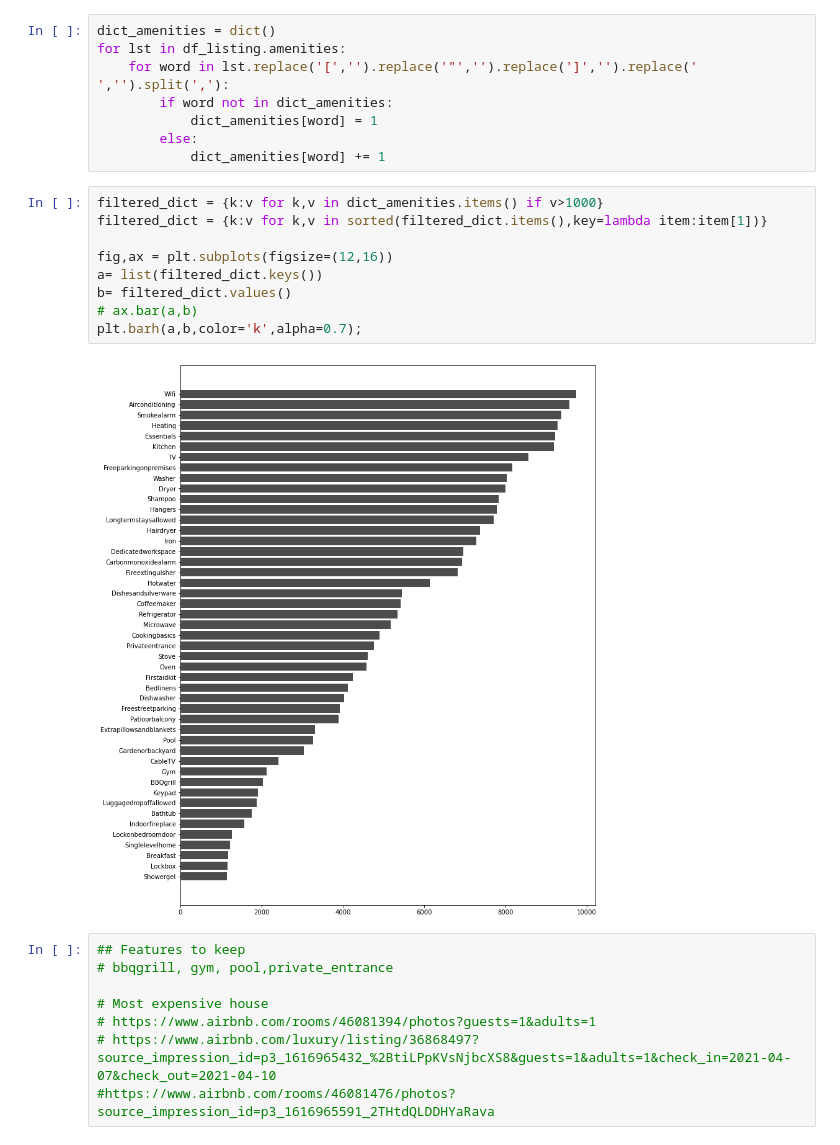
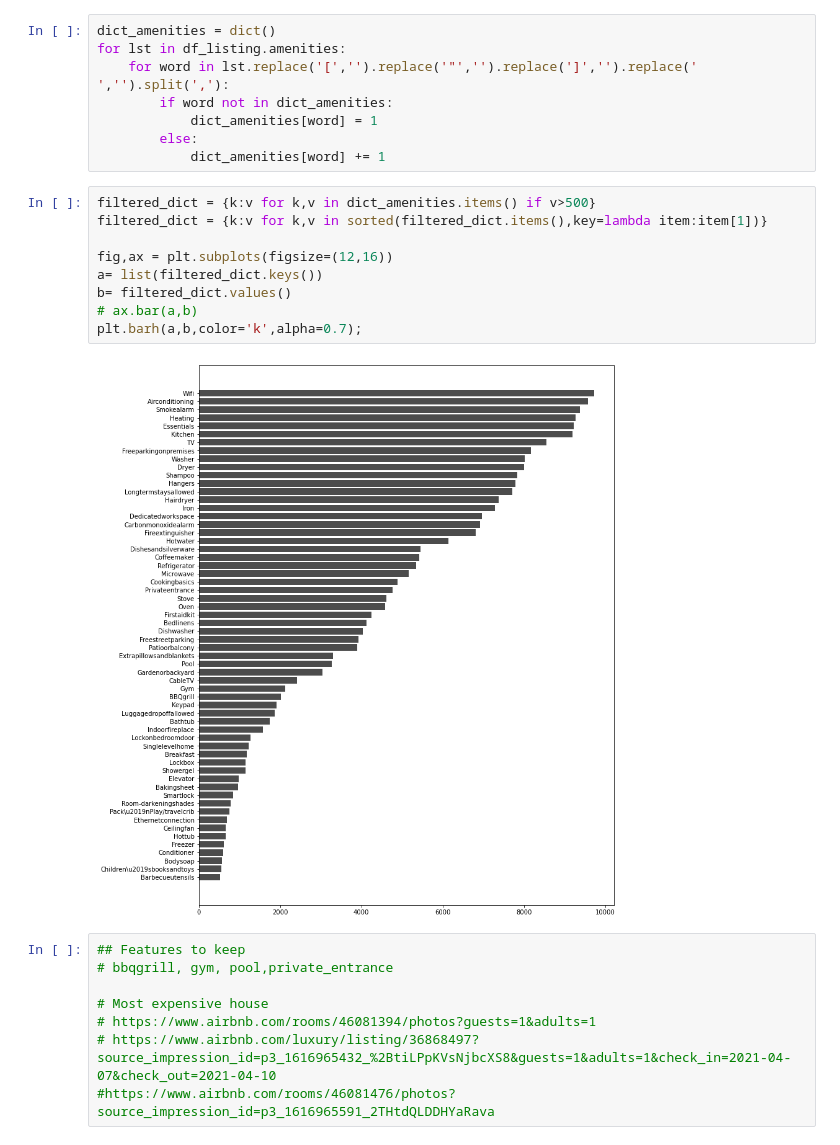
Before and after one commit to aabouie/Capstone_2, a Jupyter notebook: EDA_ML.ipynb, the cells around one changed output. Saved outputs shown, nothing was run; the diff lists cells and outputs as text.

```diff
--- a/EDA_ML.ipynb
+++ b/EDA_ML.ipynb
@@ -128,16 +129,16 @@ for lst in df_listing.amenities:
         else:
             dict_amenities[word] += 1
 # %%
-filtered_dict = {k:v for k,v in dict_amenities.items() if v>1000}
+filtered_dict = {k:v for k,v in dict_amenities.items() if v>500}
 filtered_dict = {k:v for k,v in sorted(filtered_dict.items(),key=lambda item:item[1])}
 
 fig,ax = plt.subplots(figsize=(12,16))
 a= list(filtered_dict.keys())
 b= filtered_dict.values()
 # ax.bar(a,b)
 plt.barh(a,b,color='k',alpha=0.7);
 # %% [output]
-[figure, old version]
+[figure, new version]
 # %%
 ## Features to keep
 # bbqgrill, gym, pool,private_entrance
```
Also changed, not shown: parts of 34 cells of this notebook.
